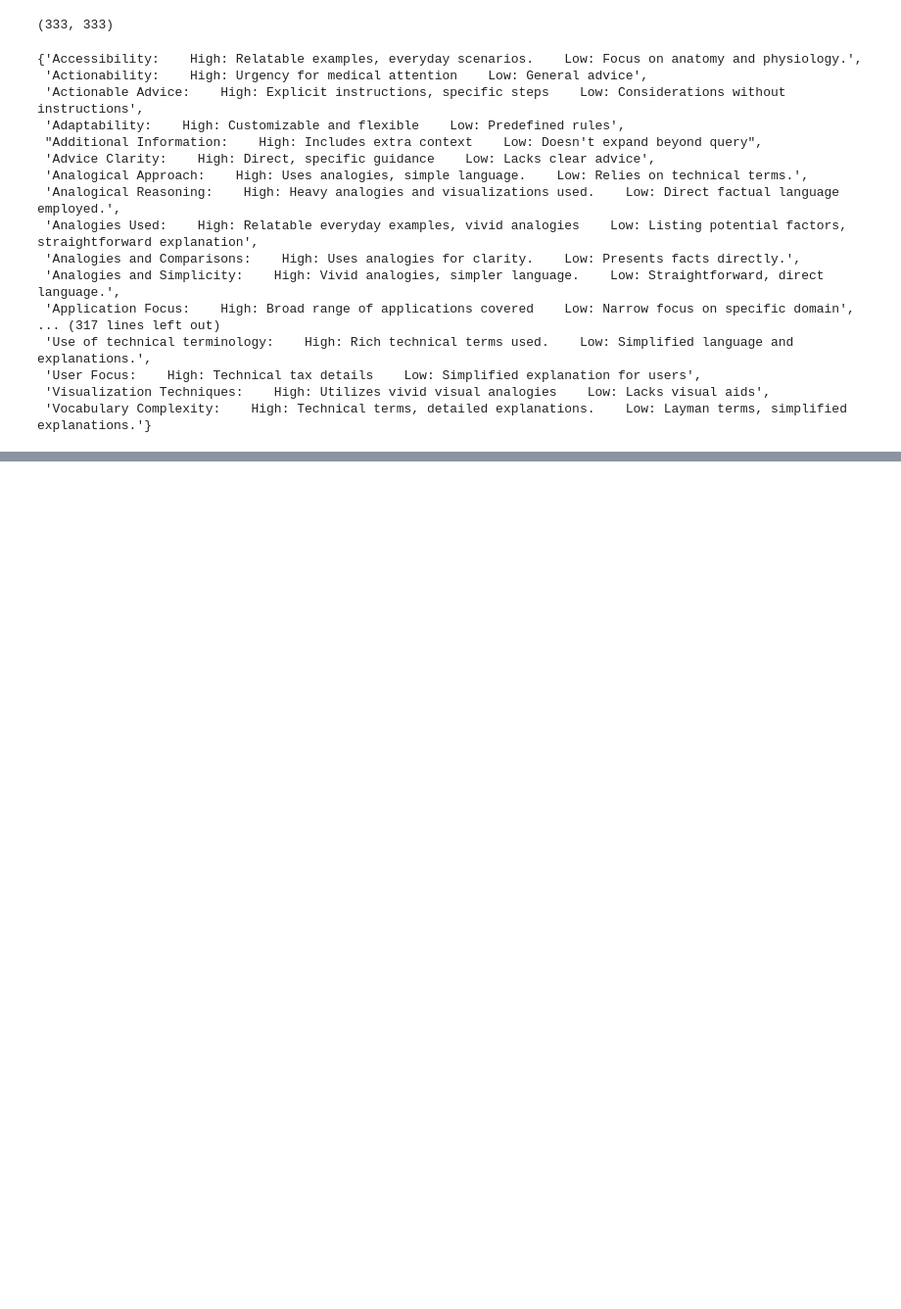
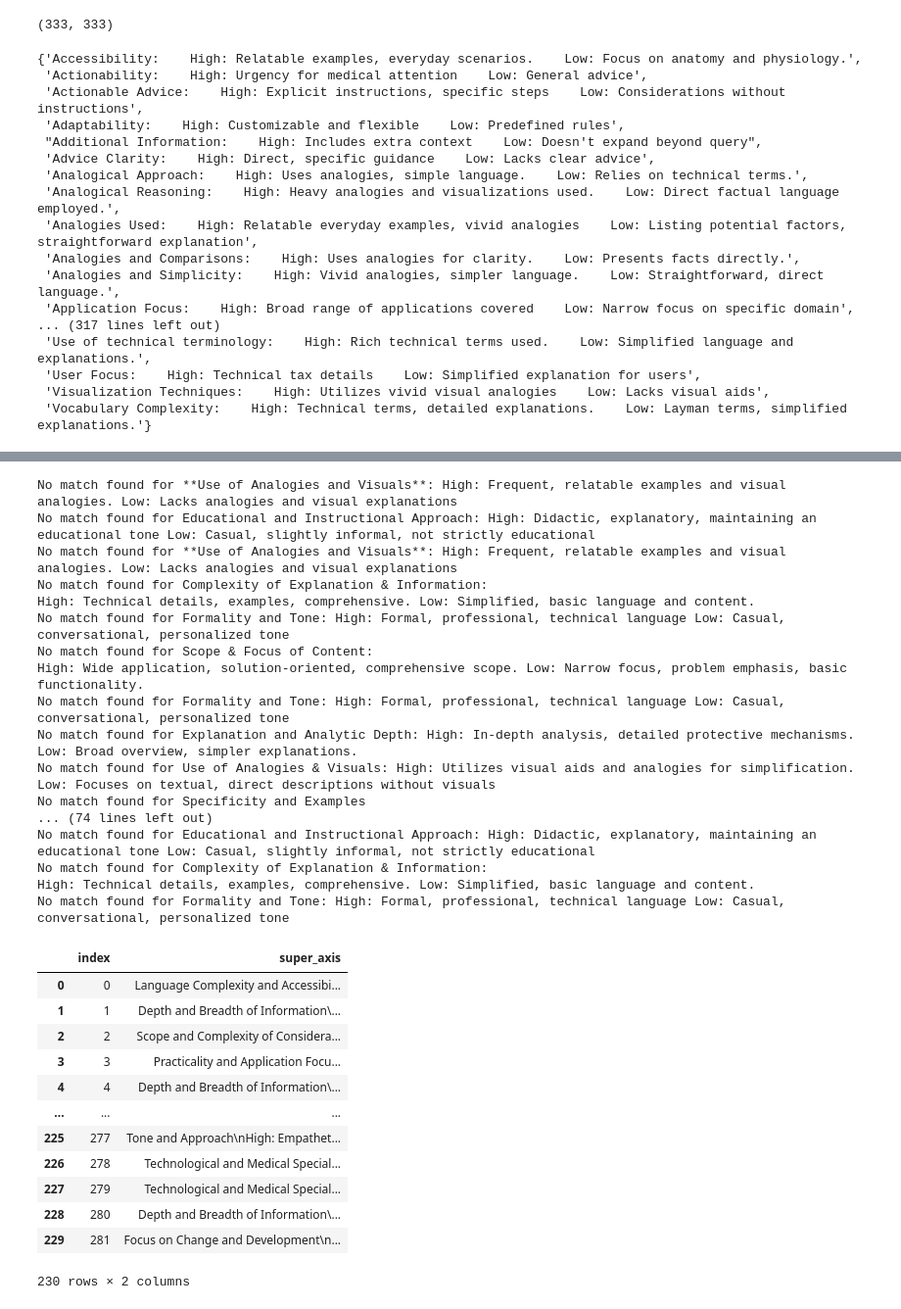
Before and after one commit to lisadunlap/Model-Book-Report, a Jupyter notebook: notebooks/playground.ipynb, the cells around one changed output, grey strips where cells are left out. Shown at 98% size. Drawn from its saved outputs; the diff is of its cells as text; code cells hidden in the pictures; blank space fills up the shorter version.

```diff
--- a/notebooks/playground.ipynb
+++ b/notebooks/playground.ipynb
@@ -370,3 +340,18 @@ To disable this warning, you can either:
+# %%
+all_cluster_axes, all_df_cluster, llm_logs = [], [], {}
+for cluster, axes in grouped_axes.items():
+    # if cluster > 1:
+    #     break
+    prompt_1, prompt_2, cluster_axes_1, cluster_axes = get_cluster_axes(axes)
+    output_3, parsed_output3, df_cluster = convert_axes_clusters_to_df(cluster_axes)
+    llm_logs[cluster] = {"prompt_1": prompt_1, "prompt_2": prompt_2, "output_1": cluster_axes_1, "output_2": cluster_axes, "output_3": output_3, "parsed_output3": parsed_output3}
+    df_cluster['cluster'] = cluster + 1
+    all_cluster_axes.append(cluster_axes)
+    all_df_cluster.append(df_cluster)
+    print(f"Cluster {cluster + 1} (length = {len(axes)}) (df length = {len(df_cluster)}):")
+    print("")  # New line for readability between clusters
+
+df_cluster = pd.concat(all_df_cluster)
 # %%
 for cluster, axes in grouped_axes.items():
     print(f"Cluster {cluster + 1} (length = {len(axes)}) (df length = {len(df_cluster[df_cluster['cluster'] == cluster+1])}):")
@@ -412,0 +414,2 @@ list(grouped_axes.values())[0]
+# %%
+df = pd.DataFrame(merged_dataframe)
@@ -412,0 +420,2 @@ list(grouped_axes.values())[0]
+# %%
+prompt_1, prompt_2, cluster_1_reduced_axes, cluster_1_reduced_axes_categorized = get_cluster_axes(list(df.axis.unique()))
@@ -412,0 +429,2 @@ list(grouped_axes.values())[0]
+# %%
+output_3, parsed_output3, df_cluster = convert_axes_clusters_to_df(cluster_1_reduced_axes_categorized)
@@ -412,0 +462,44 @@ list(grouped_axes.values())[0]
+# %%
+new_column = {"index": [], "super_axis": []}
+
+for index, row in df.iterrows():
+    flag = False
+    for key, value in parsed_output3.items():
+        for v in value:
+            if is_match(row['axis'], v):
+                new_column["index"].append(index)
+                new_column["super_axis"].append(key)
+                flag = True
+    if not flag:
+        print(f"No match found for {row['axis']}")
+# %% [output]
+No match found for **Use of Analogies and Visuals**: High: Frequent, relatable examples and visual analogies. Low: Lacks analogies and visual explanations
+No match found for Educational and Instructional Approach: High: Didactic, explanatory, maintaining an educational tone Low: Casual, slightly informal, not strictly educational
+No match found for **Use of Analogies and Visuals**: High: Frequent, relatable examples and visual analogies. Low: Lacks analogies and visual explanations
+No match found for Complexity of Explanation & Information:
+High: Technical details, examples, comprehensive. Low: Simplified, basic language and content.
+No match found for Formality and Tone: High: Formal, professional, technical language Low: Casual, conversational, personalized tone
+No match found for Scope & Focus of Content:
+High: Wide application, solution-oriented, comprehensive scope. Low: Narrow focus, problem emphasis, basic functionality.
+No match found for Formality and Tone: High: Formal, professional, technical language Low: Casual, conversational, personalized tone
+No match found for Explanation and Analytic Depth: High: In-depth analysis, detailed protective mechanisms. Low: Broad overview, simpler explanations.
+No match found for Use of Analogies & Visuals: High: Utilizes visual aids and analogies for simplification. Low: Focuses on textual, direct descriptions without visuals
+No match found for Specificity and Examples
+... (74 lines left out)
+No match found for Educational and Instructional Approach: High: Didactic, explanatory, maintaining an educational tone Low: Casual, slightly informal, not strictly educational
+No match found for Complexity of Explanation & Information:
+High: Technical details, examples, comprehensive. Low: Simplified, basic language and content.
+No match found for Formality and Tone: High: Formal, professional, technical language Low: Casual, conversational, personalized tone
+|  | index | super_axis |
+| 0 | 0 | Language Complexity and Accessibi... |
+| 1 | 1 | Depth and Breadth of Information\... |
+| 2 | 2 | Scope and Complexity of Considera... |
+| 3 | 3 | Practicality and Application Focu... |
+| 4 | 4 | Depth and Breadth of Information\... |
+| ... | ... | ... |
+| 225 | 277 | Tone and Approach\nHigh: Empathet... |
+| 226 | 278 | Technological and Medical Special... |
+| 227 | 279 | Technological and Medical Special... |
+| 228 | 280 | Depth and Breadth of Information\... |
+| 229 | 281 | Focus on Change and Development\n... |
+230 rows × 2 columns
```
Also changed, not shown: parts of 32 cells of this notebook, 9 other files.
